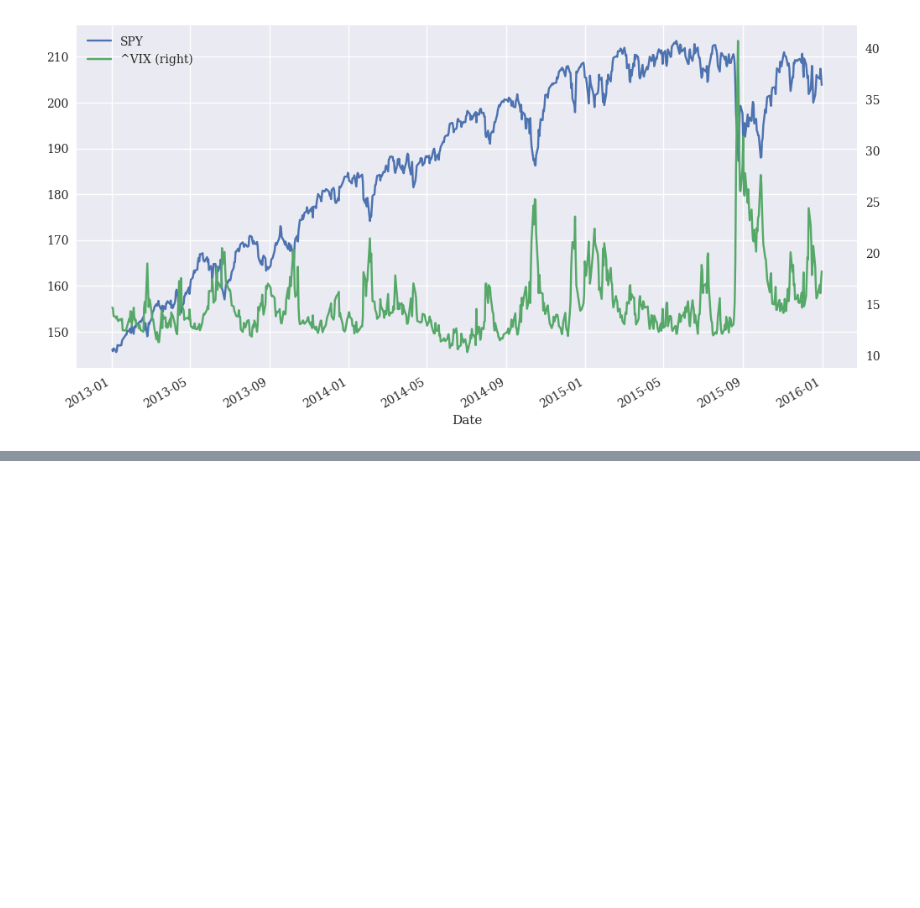
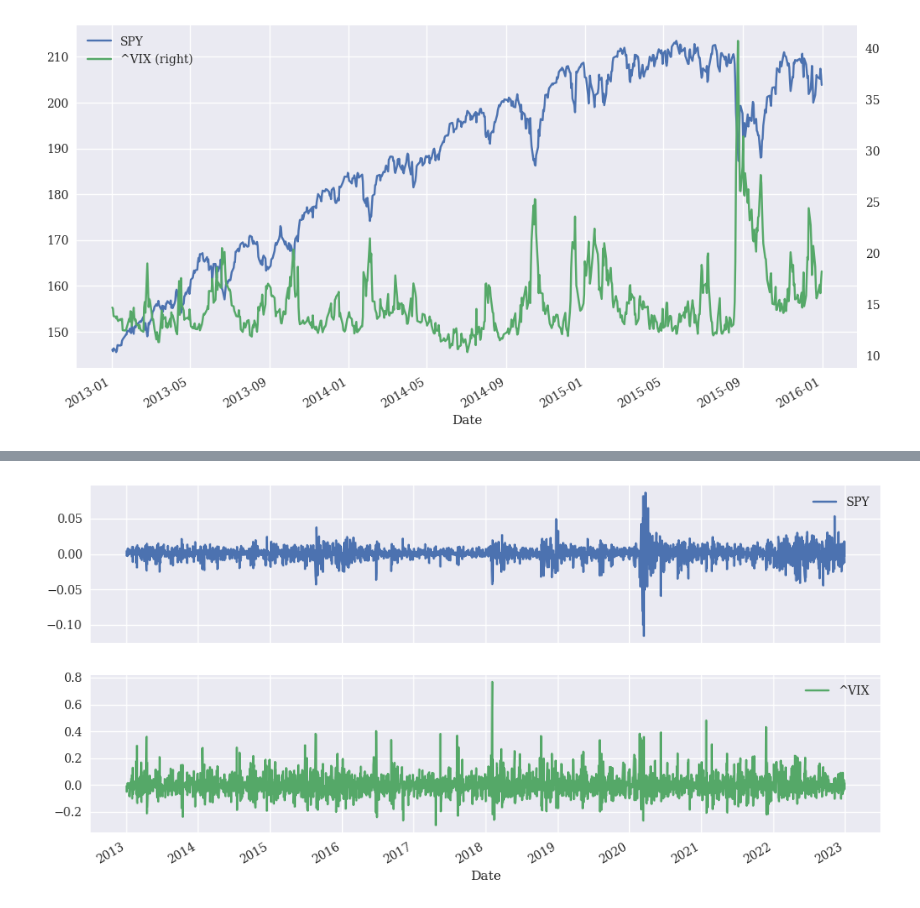
Before and after one commit to MartinKasak/Python_Finance_Numpy_Pandas, a Jupyter notebook: Python Finance.ipynb, the cells around one changed output, grey strips where cells are left out. Cells and saved outputs as stored; diff of their text form; code cells hidden in the pictures; blank space fills up the shorter version.

```diff
--- a/Python Finance.ipynb
+++ b/Python Finance.ipynb
@@ -290,3 +293,6 @@ df_multiple_symbols.plot(subplots=True, figsize=(12, 6));
 df_multiple_symbols.loc[:"2015-12-31"].plot(secondary_y="^VIX", figsize=(12, 6));
 # %% [output]
 [figure]
+# %%
+rets = np.log(df_multiple_symbols / df_multiple_symbols.shift(1))
+rets.head()
@@ -292,0 +307,5 @@ df_multiple_symbols.loc[:"2015-12-31"].plot(secondary_y="^VIX", figsize=(12, 6))
+# %%
+rets.dropna(inplace=True)
+rets.plot(subplots=True, figsize=(12, 6));
+# %% [output]
+[figure, added]
```
Also changed, not shown: parts of 16 cells of this notebook.
